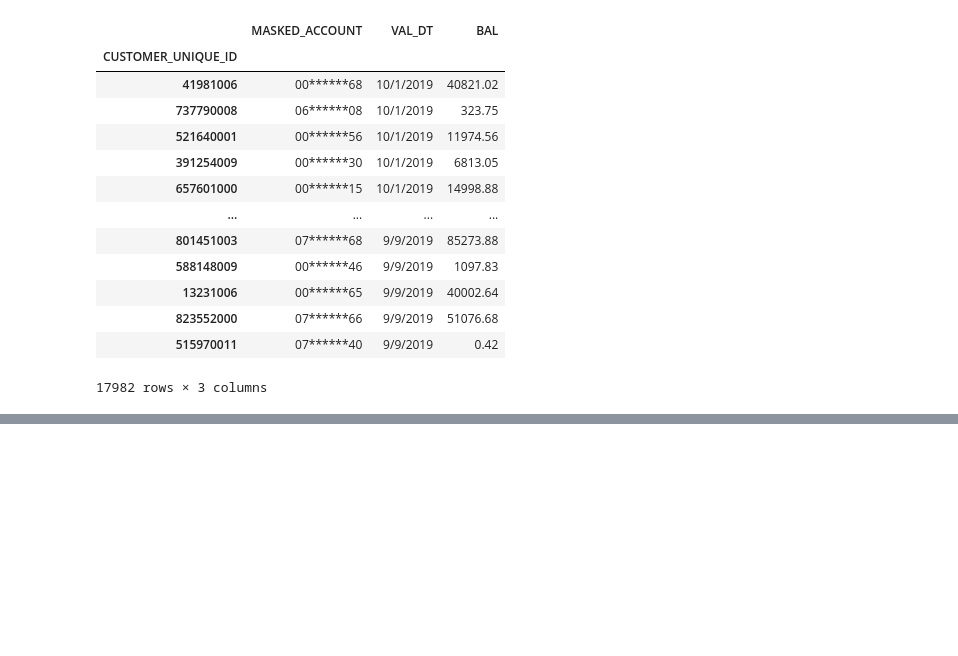
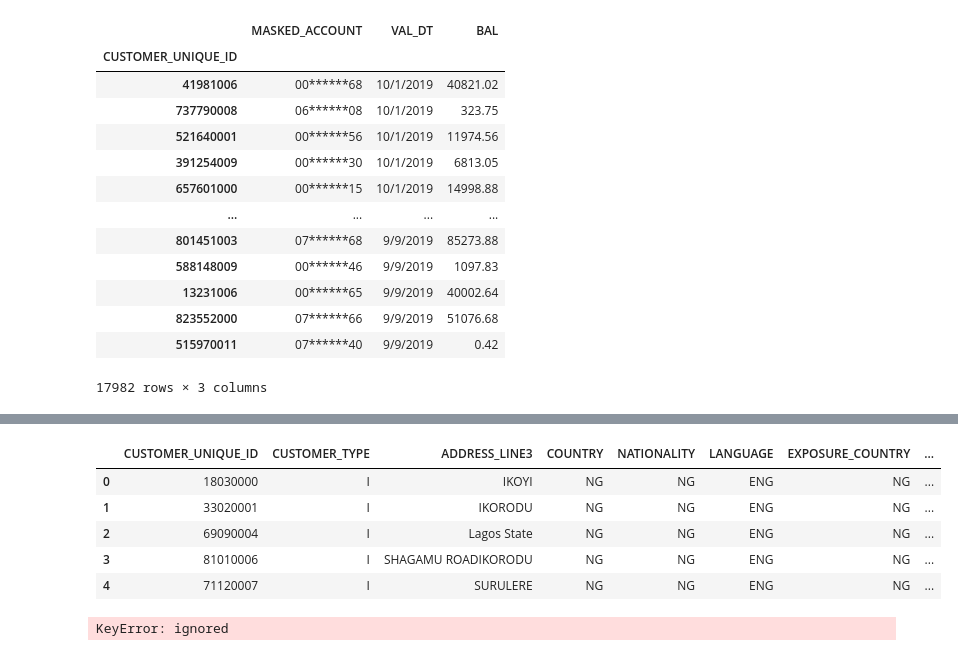
Before and after one commit to Ayanlola2002/Stutern, a Jupyter notebook: Stutern_Group_Task.ipynb, the cells around one changed output, grey strips where cells are left out. Cells and saved outputs as stored; diff of their text form; code cells hidden in the pictures; blank space fills up the shorter version.

```diff
--- a/Stutern_Group_Task.ipynb
+++ b/Stutern_Group_Task.ipynb
@@ -238,0 +318,3 @@ dtype: int64
+# %%
+#removing all columns with columns greater than 90% nan
+all_demographics.dropna(thresh=.9*len(all_demographics),axis=1,inplace=True)
@@ -238,0 +355,3 @@ dtype: int64
+# %%
+#meaning of minor
+all_demographics.MINOR.fillna(all_demographics.MINOR.mode(),inplace=True)
@@ -238,0 +363,4 @@ dtype: int64
+# %%
+all_demographics.TRACK_LIMITS.fillna("Unknown",inplace=True)
+# %%
+all_demographics.LIMIT_CCY.fillna("Unknown",inplace=True)
@@ -238,0 +416,9 @@ dtype: int64
+# %%
+all_demographics.head()
+# %% [output]
+|  | CUSTOMER_UNIQUE_ID | CUSTOMER_TYPE | ADDRESS_LINE3 | COUNTRY | NATIONALITY | LANGUAGE | EXPOSURE_COUNTRY | ... |
+| 0 | 18030000 | I | IKOYI | NG | NG | ENG | NG | ... |
+| 1 | 33020001 | I | IKORODU | NG | NG | ENG | NG | ... |
+| 2 | 69090004 | I | Lagos State | NG | NG | ENG | NG | ... |
+| 3 | 81010006 | I | SHAGAMU ROADIKORODU | NG | NG | ENG | NG | ... |
+| 4 | 71120007 | I | SURULERE | NG | NG | ENG | NG | ... |
@@ -238,0 +429,4 @@ dtype: int64
+# %%
+all_loans_application.sort_values(['CUSTOMER_UNIQUE_ID','OBLIGOR_RISK_RATING','OVERDUE_DAYS','BOOKING_DATE','MATURITY_DATE','INTEREST_RATE'],inplace=True)
+# %% [output]
+KeyError: ignored
```
Also changed, not shown: parts of 21 cells of this notebook.
